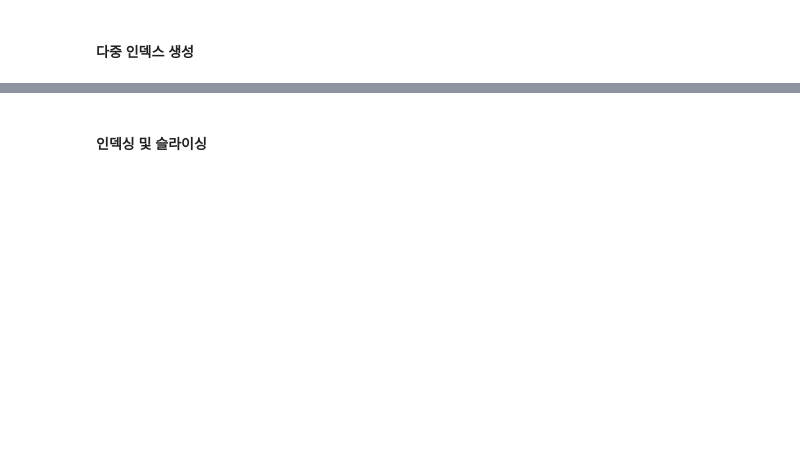
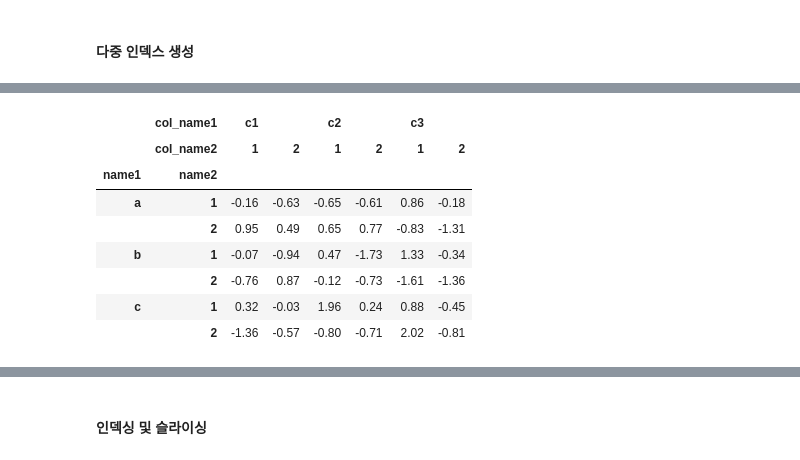
Before and after one commit to dannyryu4758/pythonStudy, a Jupyter notebook: Pandas_한번에_제대로_배우기.ipynb, the cells around one changed output, grey strips where cells are left out. Cells and saved outputs as stored; diff of their text form; code cells hidden in the pictures; blank space fills up the shorter version.

```diff
--- a/Pandas_한번에_제대로_배우기.ipynb
+++ b/Pandas_한번에_제대로_배우기.ipynb
@@ -646,0 +999,18 @@ korea_df.iloc[:3,:2]
+# %%
+idx = pd.MultiIndex.from_product([["a", "b", "c"], [1, 2]],
+                                 names=["name1", "name2"])
+cols = pd.MultiIndex.from_product([["c1", "c2", "c3"], [1, 2]],
+                                  names=["col_name1", "col_name2"])
+data = np.round(np.random.randn(6,6), 2)
+mdf = pd.DataFrame(data, index=idx, columns=cols)
+mdf
+# %% [output]
+|  | col_name1 | c1 |  | c2 |  | c3 |  |
+|  | col_name2 | 1 | 2 | 1 | 2 | 1 | 2 |
+| name1 | name2 |  |  |  |  |  |  |
+| a | 1 | -0.16 | -0.63 | -0.65 | -0.61 | 0.86 | -0.18 |
+|  | 2 | 0.95 | 0.49 | 0.65 | 0.77 | -0.83 | -1.31 |
+| b | 1 | -0.07 | -0.94 | 0.47 | -1.73 | 1.33 | -0.34 |
+|  | 2 | -0.76 | 0.87 | -0.12 | -0.73 | -1.61 | -1.36 |
+| c | 1 | 0.32 | -0.03 | 1.96 | 0.24 | 0.88 | -0.45 |
+|  | 2 | -1.36 | -0.57 | -0.80 | -0.71 | 2.02 | -0.81 |
```
Also changed, not shown: parts of 41 cells of this notebook.
